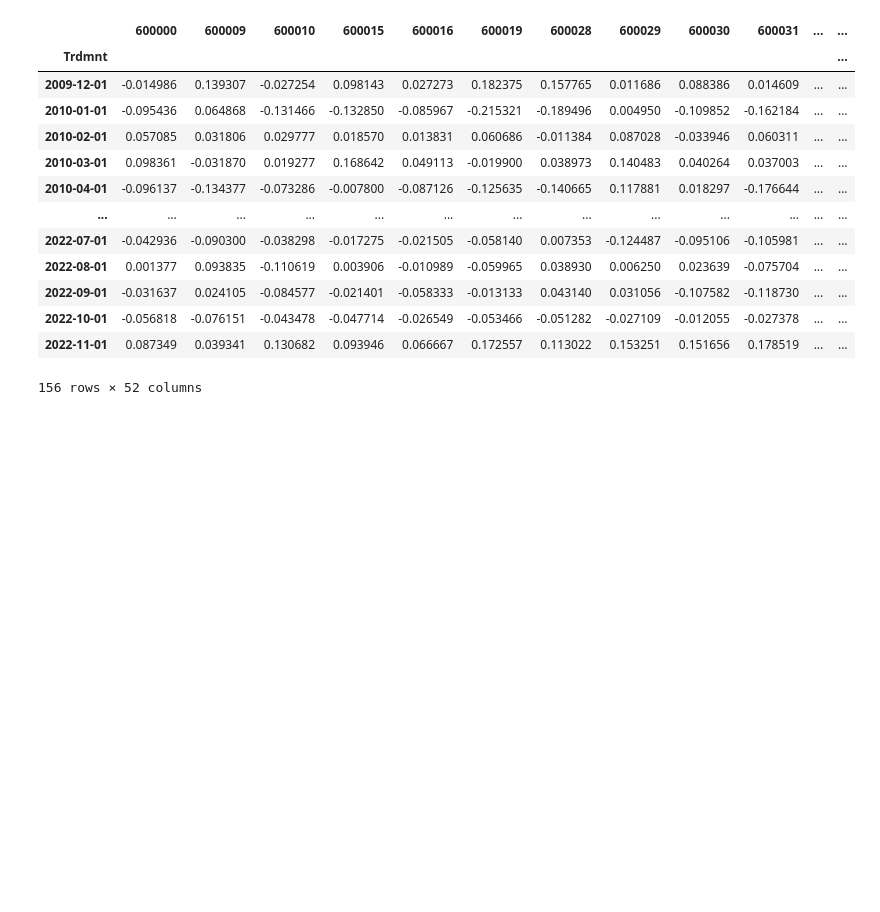
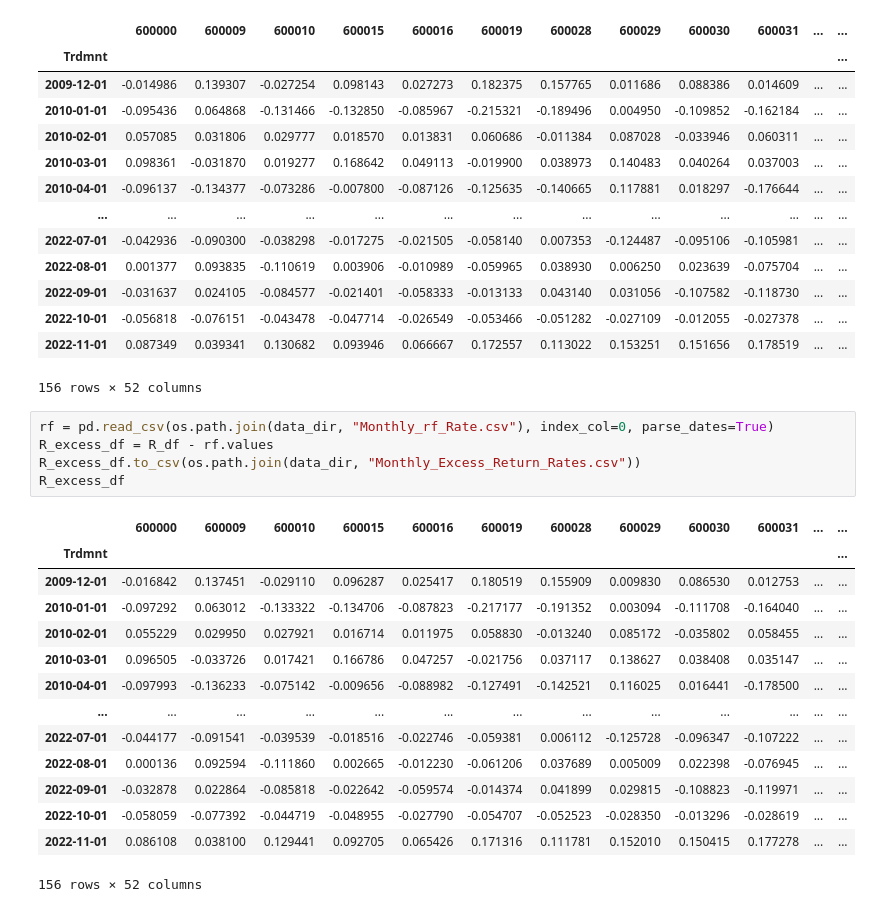
Before and after one commit to Linnore/STA4020-Projecto, a Jupyter notebook: Data_Preparation.ipynb, the cells around one changed output. Cells and saved outputs as stored; diff of their text form; blank space fills up the shorter version.

```diff
--- a/Data_Preparation.ipynb
+++ b/Data_Preparation.ipynb
@@ -104,3 +102,23 @@ R_df
 | 2022-10-01 | -0.056818 | -0.076151 | -0.043478 | -0.047714 | -0.026549 | -0.053466 | -0.051282 | -0.027109 | -0.012055 | -0.027378 | ... | ... |
 | 2022-11-01 | 0.087349 | 0.039341 | 0.130682 | 0.093946 | 0.066667 | 0.172557 | 0.113022 | 0.153251 | 0.151656 | 0.178519 | ... | ... |
 156 rows × 52 columns
+# %%
+rf = pd.read_csv(os.path.join(data_dir, "Monthly_rf_Rate.csv"), index_col=0, parse_dates=True)
+R_excess_df = R_df - rf.values
+R_excess_df.to_csv(os.path.join(data_dir, "Monthly_Excess_Return_Rates.csv"))
+R_excess_df
+# %% [output]
+|  | 600000 | 600009 | 600010 | 600015 | 600016 | 600019 | 600028 | 600029 | 600030 | 600031 | ... | ... |
+| Trdmnt |  |  |  |  |  |  |  |  |  |  |  | ... |
+| 2009-12-01 | -0.016842 | 0.137451 | -0.029110 | 0.096287 | 0.025417 | 0.180519 | 0.155909 | 0.009830 | 0.086530 | 0.012753 | ... | ... |
+| 2010-01-01 | -0.097292 | 0.063012 | -0.133322 | -0.134706 | -0.087823 | -0.217177 | -0.191352 | 0.003094 | -0.111708 | -0.164040 | ... | ... |
+| 2010-02-01 | 0.055229 | 0.029950 | 0.027921 | 0.016714 | 0.011975 | 0.058830 | -0.013240 | 0.085172 | -0.035802 | 0.058455 | ... | ... |
+| 2010-03-01 | 0.096505 | -0.033726 | 0.017421 | 0.166786 | 0.047257 | -0.021756 | 0.037117 | 0.138627 | 0.038408 | 0.035147 | ... | ... |
+| 2010-04-01 | -0.097993 | -0.136233 | -0.075142 | -0.009656 | -0.088982 | -0.127491 | -0.142521 | 0.116025 | 0.016441 | -0.178500 | ... | ... |
+| ... | ... | ... | ... | ... | ... | ... | ... | ... | ... | ... | ... | ... |
+| 2022-07-01 | -0.044177 | -0.091541 | -0.039539 | -0.018516 | -0.022746 | -0.059381 | 0.006112 | -0.125728 | -0.096347 | -0.107222 | ... | ... |
+| 2022-08-01 | 0.000136 | 0.092594 | -0.111860 | 0.002665 | -0.012230 | -0.061206 | 0.037689 | 0.005009 | 0.022398 | -0.076945 | ... | ... |
+| 2022-09-01 | -0.032878 | 0.022864 | -0.085818 | -0.022642 | -0.059574 | -0.014374 | 0.041899 | 0.029815 | -0.108823 | -0.119971 | ... | ... |
+| 2022-10-01 | -0.058059 | -0.077392 | -0.044719 | -0.048955 | -0.027790 | -0.054707 | -0.052523 | -0.028350 | -0.013296 | -0.028619 | ... | ... |
+| 2022-11-01 | 0.086108 | 0.038100 | 0.129441 | 0.092705 | 0.065426 | 0.171316 | 0.111781 | 0.152010 | 0.150415 | 0.177278 | ... | ... |
+156 rows × 52 columns
```
Also changed, not shown: parts of 1 cell of this notebook, 7 other files.
